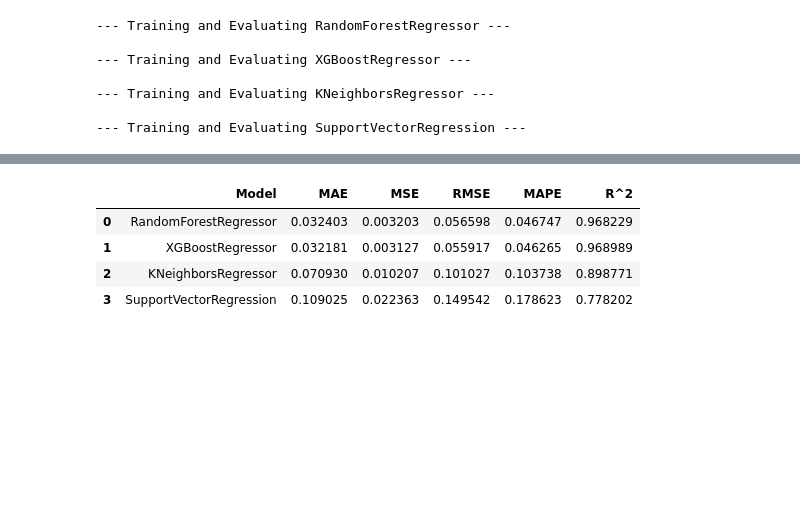
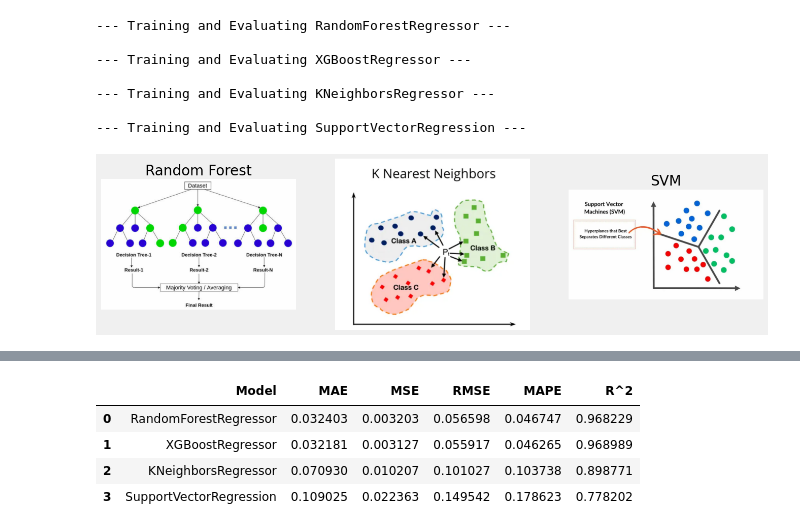
Before and after one commit to BraynerSantos/Surface_Roughness, a Jupyter notebook: notebook/Surface_Roughness.ipynb, the cells around one changed output, grey strips where cells are left out. Drawn from its saved outputs; the diff is of its cells as text; code cells hidden in the pictures; blank space fills up the shorter version.

```diff
--- a/notebook/Surface_Roughness.ipynb
+++ b/notebook/Surface_Roughness.ipynb
@@ -522,3 +492,30 @@ results_df = pd.DataFrame(results)
 --- Training and Evaluating KNeighborsRegressor ---
 
 --- Training and Evaluating SupportVectorRegression ---
+# %%
+
+img1 = cv2.imread(f"E:\Data\CNC\Surface_Roughness\images\RandomForest.jpg")
+img2 = cv2.imread(f"E:\Data\CNC\Surface_Roughness\images\knn.webp")
+img3 = cv2.imread(f"E:\Data\CNC\Surface_Roughness\images\svm.webp")
+
+
+img1 = cv2.cvtColor(img1, cv2.COLOR_BGR2RGB)
+img2 = cv2.cvtColor(img2, cv2.COLOR_BGR2RGB)
+img3 = cv2.cvtColor(img3, cv2.COLOR_BGR2RGB)
+
+
+fig, axes = plt.subplots(1, 3, figsize=(15, 5))
+axes[0].imshow(img1)
+axes[0].axis("off")
+axes[0].set_title("Random Forest")
+
+axes[1].imshow(img2)
+axes[1].axis("off")
+
+axes[2].imshow(img3)
+axes[2].axis("off")
+axes[2].set_title("SVM")
+
+plt.show()
+# %% [output]
+[figure, added]
```
Also changed, not shown: parts of 46 cells of this notebook, 10 other files.
